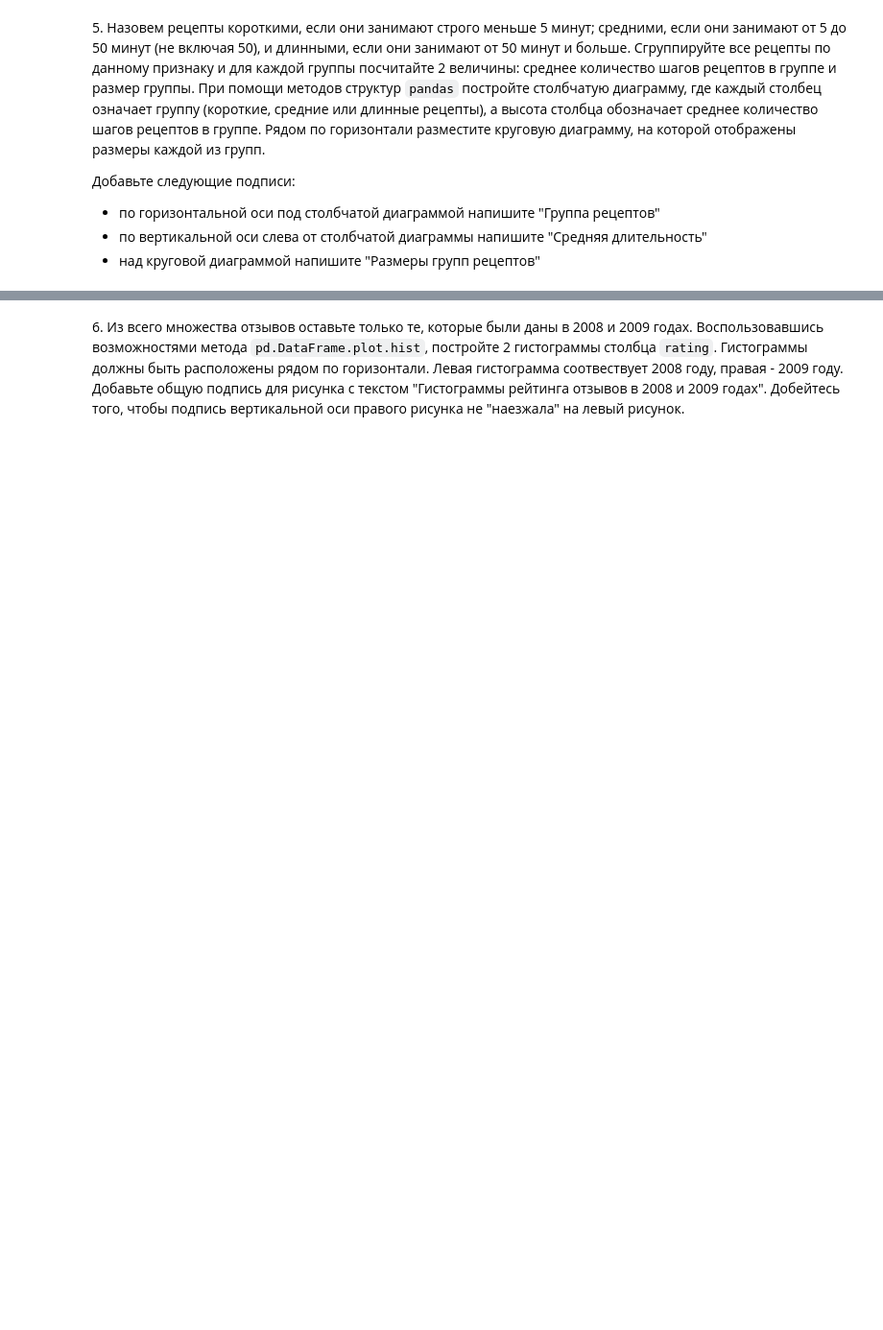
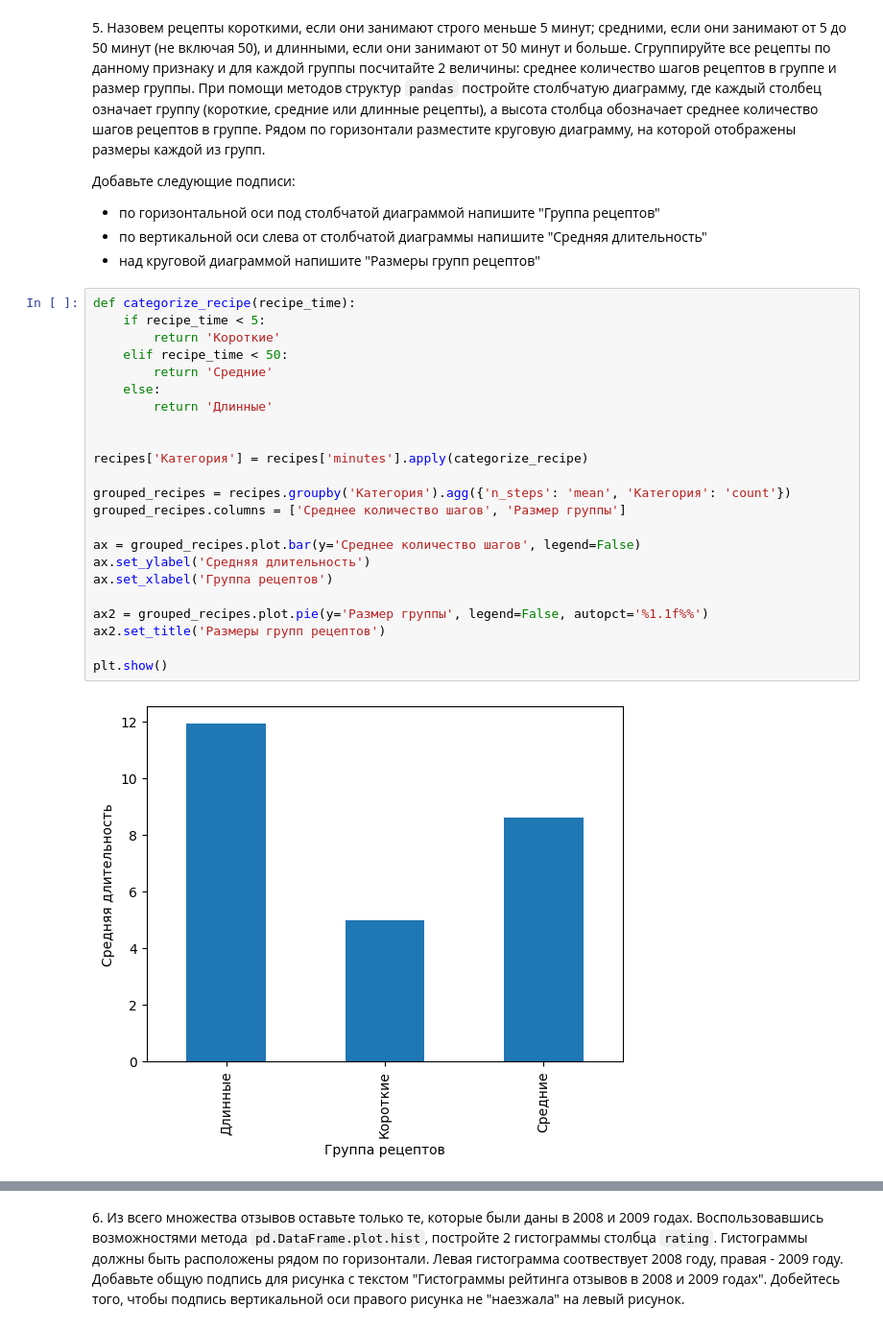
Before and after one commit to csmcrlw/lab5_graphics, a Jupyter notebook: 05_graphics_Серова_Лидия_ДПИ22-1.ipynb, the cells around one changed output, grey strips where cells are left out. Shown at 96% size. Drawn from its saved outputs; the diff is of its cells as text; blank space fills up the shorter version.

```diff
--- a/05_graphics_Серова_Лидия_ДПИ22-1.ipynb
+++ b/05_graphics_Серова_Лидия_ДПИ22-1.ipynb
@@ -165,3 +165,28 @@ recipes = pd.read_csv('recipes_sample.csv')
 * по горизонтальной оси под столбчатой диаграммой напишите "Группа рецептов"
 * по вертикальной оси слева от столбчатой диаграммы напишите "Средняя длительность"
 * над круговой диаграммой напишите "Размеры групп рецептов"
+# %%
+def categorize_recipe(recipe_time):
+    if recipe_time < 5:
+        return 'Короткие'
+    elif recipe_time < 50:
+        return 'Средние'
+    else:
+        return 'Длинные'
+
+
+recipes['Категория'] = recipes['minutes'].apply(categorize_recipe)
+
+grouped_recipes = recipes.groupby('Категория').agg({'n_steps': 'mean', 'Категория': 'count'})
+grouped_recipes.columns = ['Среднее количество шагов', 'Размер группы']
+
+ax = grouped_recipes.plot.bar(y='Среднее количество шагов', legend=False)
+ax.set_ylabel('Средняя длительность')
+ax.set_xlabel('Группа рецептов')
+
+ax2 = grouped_recipes.plot.pie(y='Размер группы', legend=False, autopct='%1.1f%%')
+ax2.set_title('Размеры групп рецептов')
+
+plt.show()
+# %% [output]
+[figure, added]
```
Also changed, not shown: parts of 6 cells of this notebook.
